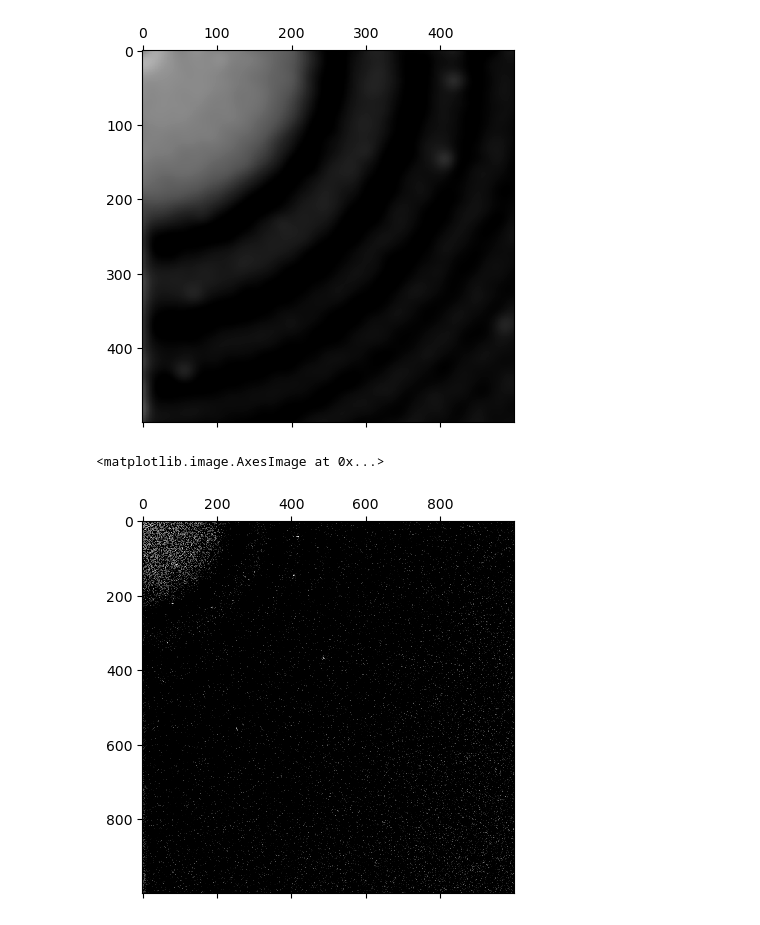
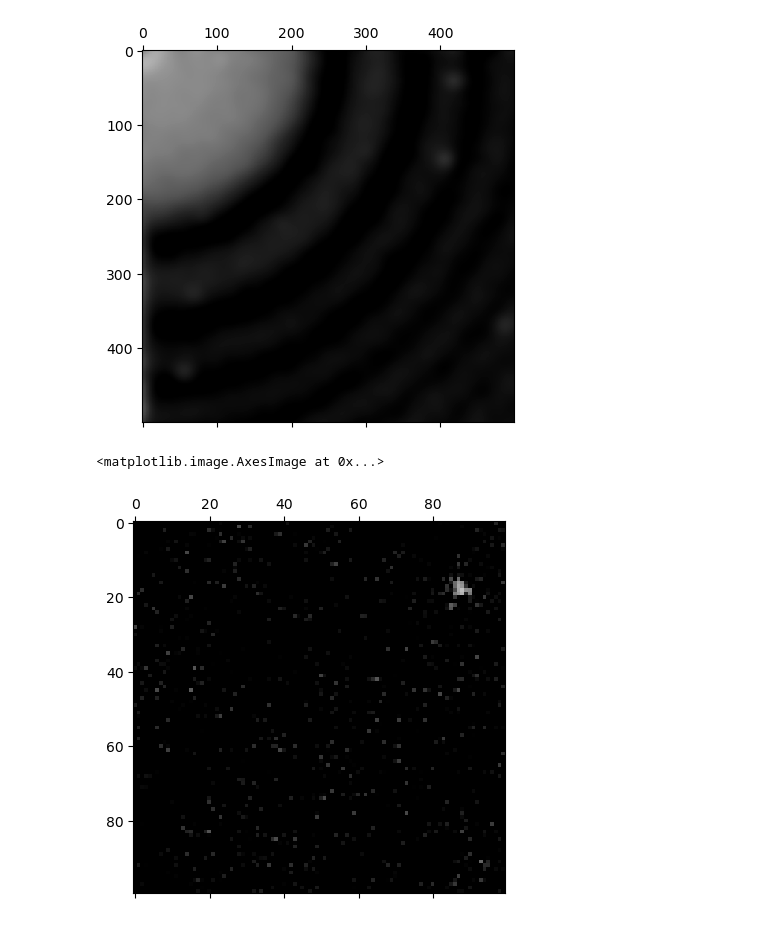
Before and after one commit to r-karimi/saxtal, a Jupyter notebook: scratch.ipynb, the cells around one changed output. Cells and saved outputs as stored; diff of their text form; code cells hidden in the pictures.

```diff
--- a/scratch.ipynb
+++ b/scratch.ipynb
@@ -60,13 +65,13 @@ plt.matshow(np.log10(np.abs(smoothed_spectrum))[:500, :500],
 <matplotlib.image.AxesImage at 0x...>
 [figure]
 # %%
-plt.matshow(np.log10(np.abs(diff_spectrum))[:1000, :1000],
+plt.matshow(np.log10(np.abs(diff_spectrum))[350:450, 400:500],
            cmap = "Greys_r",
            vmax = 4,
            vmin = 2.5)
 # %% [output]
 <matplotlib.image.AxesImage at 0x...>
-[figure, old version]
+[figure, new version]
 # %%
 diffraction_spots = sax.find_diffraction_spots_sd(diff_spectrum,
                                                   num_sd,
```
Also changed, not shown: parts of 14 cells of this notebook, 3 other files.
